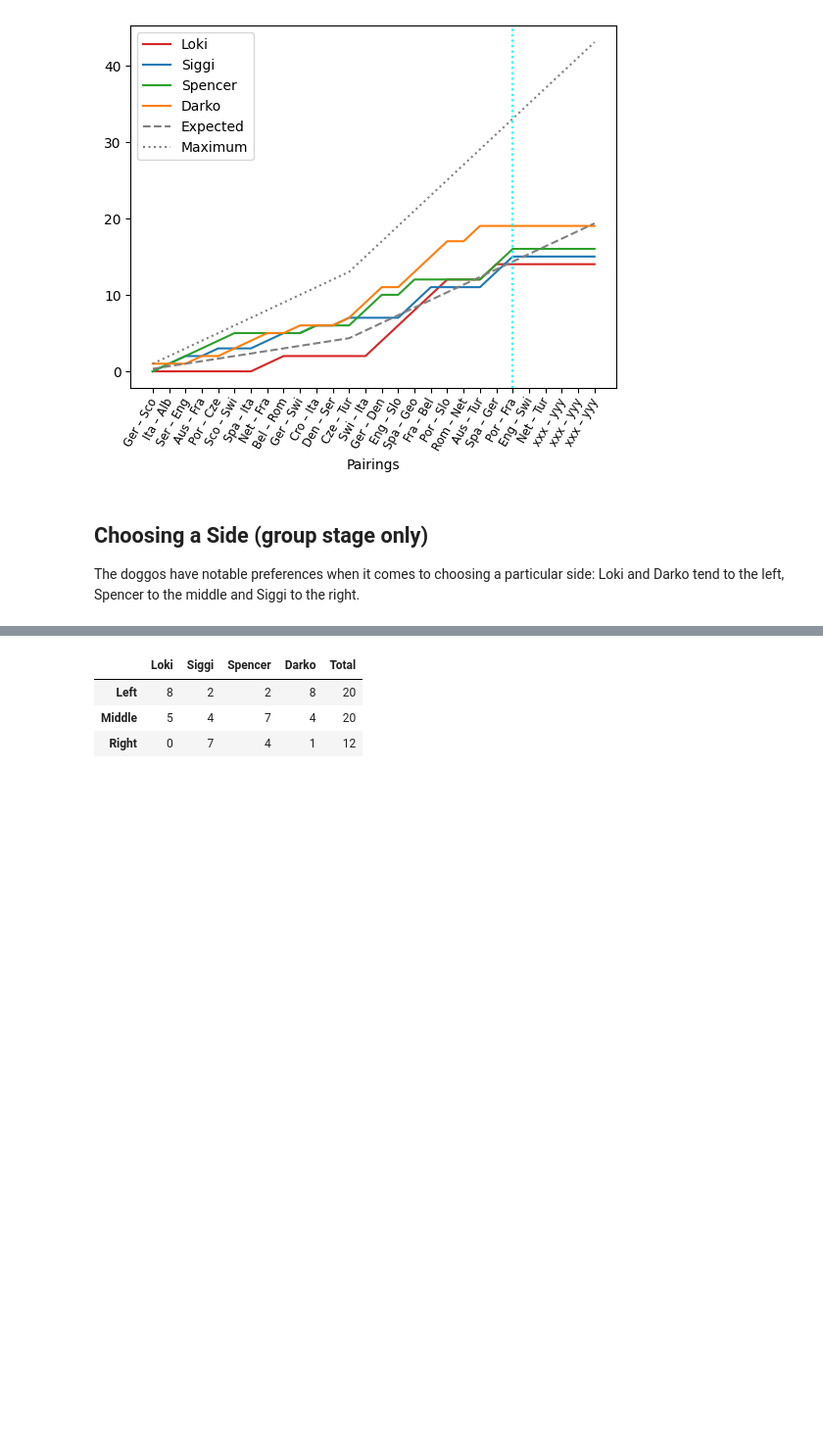
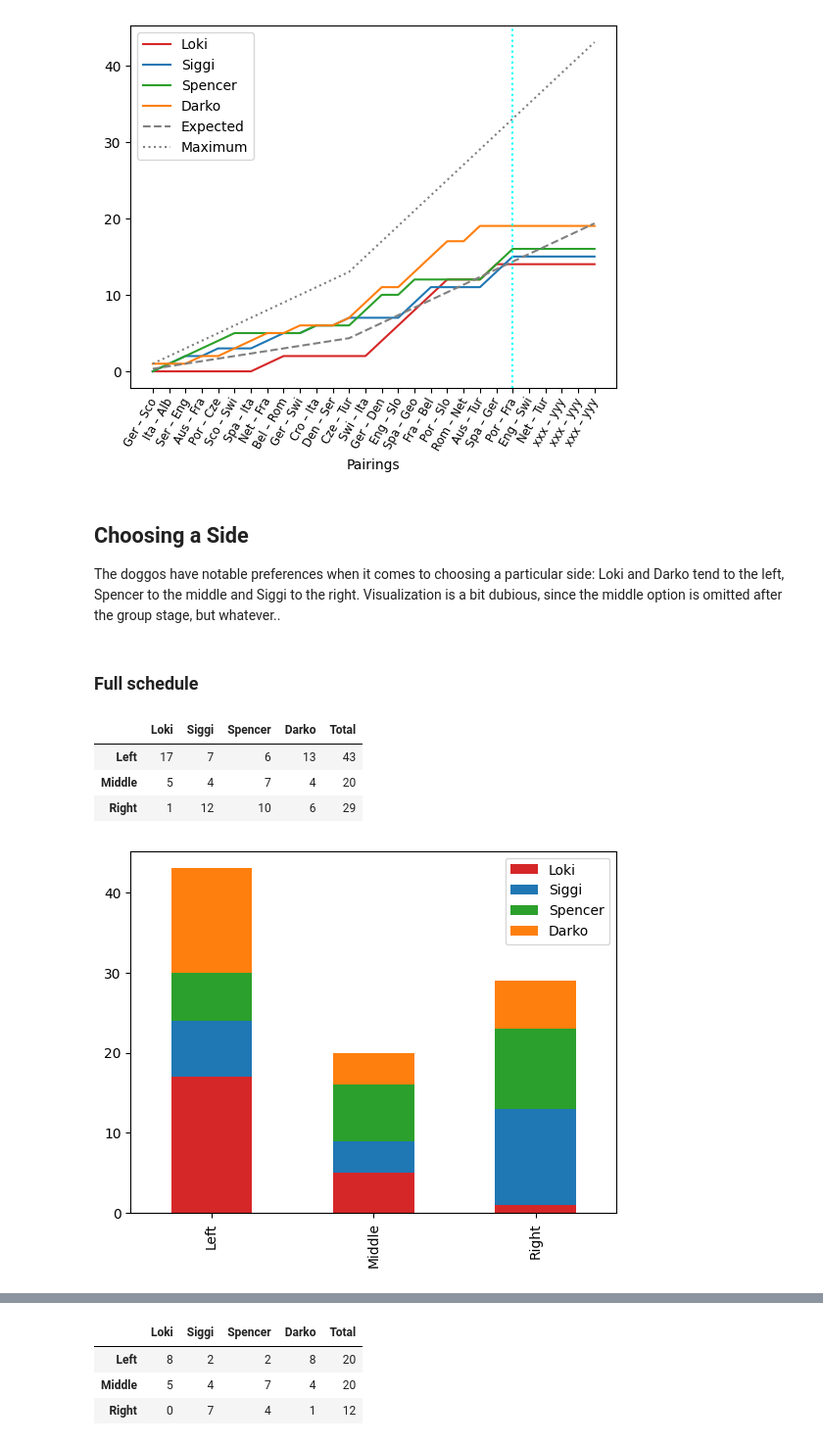
Before and after one commit to ben-tinc/pawracle, a Jupyter notebook: pawracle.ipynb, the cells around one changed output, grey strips where cells are left out. Shown: that part at 98% size. Saved outputs shown, nothing was run; the diff lists cells and outputs as text; code cells hidden in the pictures; blank space fills up the shorter version.

```diff
--- a/pawracle.ipynb
+++ b/pawracle.ipynb
@@ -131,6 +131,26 @@ with sns.color_palette(ot_palette):
 # %% [output]
 [figure]
 # %% [markdown]
-## Choosing a Side (group stage only)
+## Choosing a Side
 
-The doggos have notable preferences when it comes to choosing a particular side: Loki and Darko tend to the left, Spencer to the middle and Siggi to the right.
+The doggos have notable preferences when it comes to choosing a particular side: Loki and Darko tend to the left, Spencer to the middle and Siggi to the right. Visualization is a bit dubious, since the middle option is omitted after the group stage, but whatever..
+# %% [markdown]
+### Full schedule
+# %%
+sidesFull = pd.DataFrame(index=['Left', 'Middle', 'Right'])
+sidesFull['Loki'] = [(data['lokiSide'] == 'L').sum(), (data['lokiSide'] == 'M').sum(), (data['lokiSide'] == 'R').sum()]
+sidesFull['Siggi'] = [(data['siggiSide'] == 'L').sum(), (data['siggiSide'] == 'M').sum(), (data['siggiSide'] == 'R').sum()]
+sidesFull['Spencer'] = [(data['spencerSide'] == 'L').sum(), (data['spencerSide'] == 'M').sum(), (data['spencerSide'] == 'R').sum()]
+sidesFull['Darko'] = [(data['darkoSide'] == 'L').sum(), (data['darkoSide'] == 'M').sum(), (data['darkoSide'] == 'R').sum()]
+sidesFull['Total'] = sidesFull['Loki'] + sidesFull['Siggi'] + sidesFull['Spencer'] + sidesFull['Darko']
+sidesFull
+# %% [output]
+|  | Loki | Siggi | Spencer | Darko | Total |
+| Left | 17 | 7 | 6 | 13 | 43 |
+| Middle | 5 | 4 | 7 | 4 | 20 |
+| Right | 1 | 12 | 10 | 6 | 29 |
+# %%
+vis = sidesFull.drop(['Total'], axis=1).plot(kind='bar', stacked=True)
+plt.show(vis)
+# %% [output]
+[figure, added]
```
Also changed, not shown: parts of 5 cells of this notebook.
